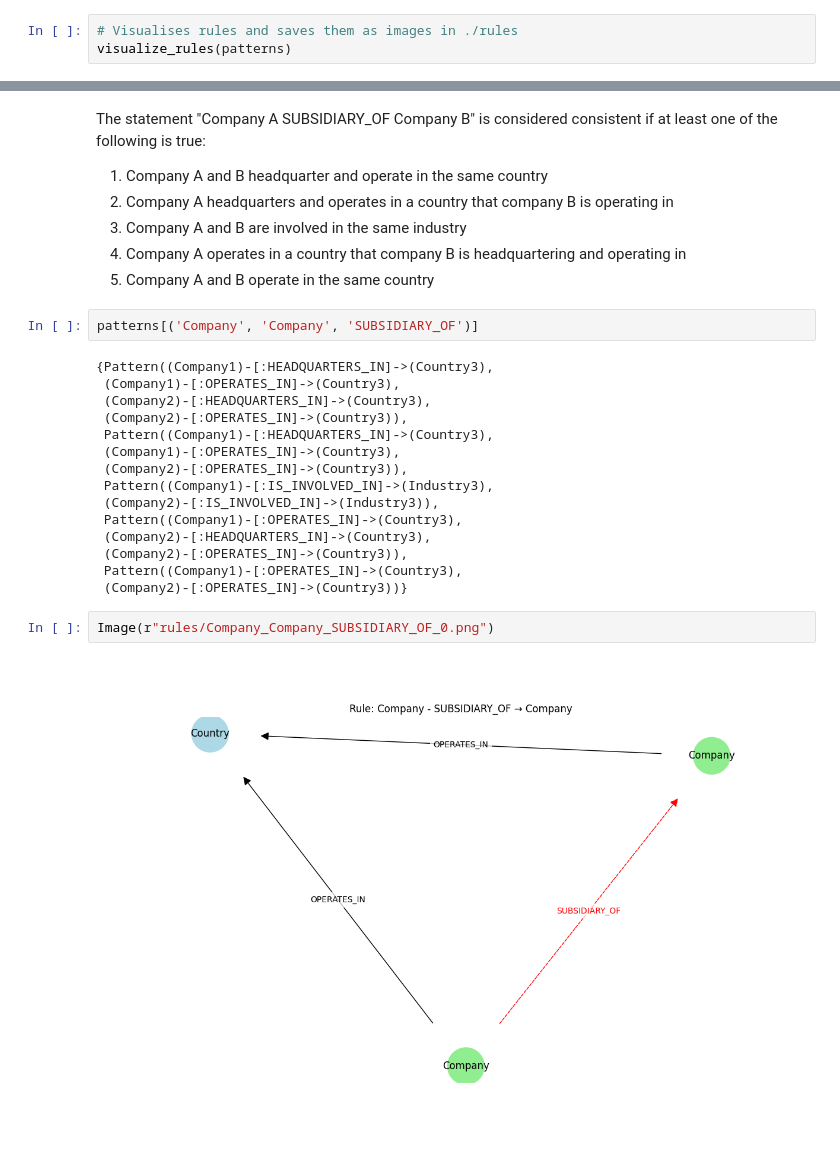
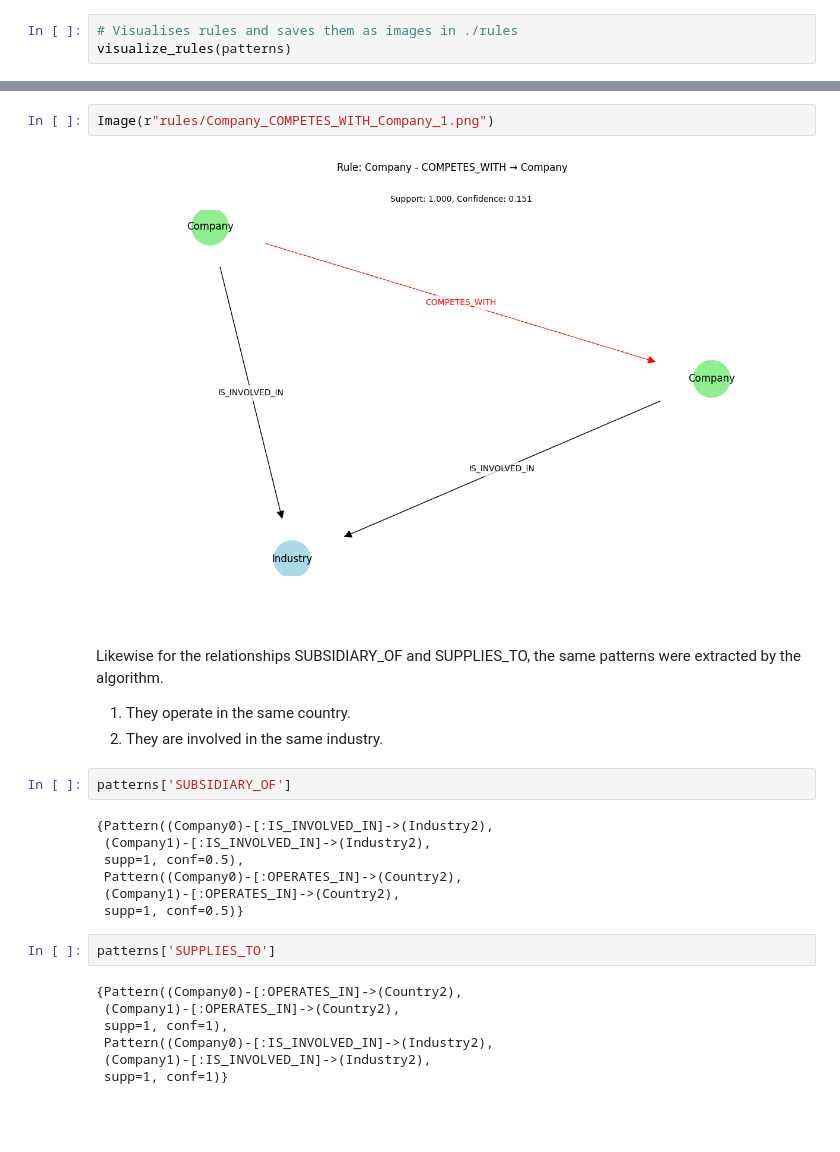
Before and after one commit to AY2425S1-DSA3101-Weeping-Wranglers/WW-AI-GK, a Jupyter notebook: kg_construction/graph_construction.ipynb, the cells around one changed output, grey strips where cells are left out. Drawn from its saved outputs; the diff is of its cells as text; blank space fills up the shorter version.

```diff
--- a/kg_construction/graph_construction.ipynb
+++ b/kg_construction/graph_construction.ipynb
@@ -881,28 +902,26 @@ Image(r"rules/Company_Company_COMPETES_WITH_3.png")
-# %% [markdown]
-The statement "Company A SUBSIDIARY_OF Company B" is considered consistent if at least one of the following is true:
-1. Company A and B headquarter and operate in the same country
-2. Company A headquarters and operates in a country that company B is operating in
-3. Company A and B are involved in the same industry
-4. Company A operates in a country that company B is headquartering and operating in
-5. Company A and B operate in the same country
+# %%
+Image(r"rules/Company_COMPETES_WITH_Company_1.png")
+# %% [output]
+[figure, added]
+# %% [markdown]
+Likewise for the relationships SUBSIDIARY_OF and SUPPLIES_TO, the same patterns were extracted by the algorithm.
+1. They operate in the same country.
+2. They are involved in the same industry.
 # %%
-patterns[('Company', 'Company', 'SUBSIDIARY_OF')]
+patterns['SUBSIDIARY_OF']
 # %% [output]
-{Pattern((Company1)-[:HEADQUARTERS_IN]->(Country3),
- (Company1)-[:OPERATES_IN]->(Country3),
- (Company2)-[:HEADQUARTERS_IN]->(Country3),
- (Company2)-[:OPERATES_IN]->(Country3)),
- Pattern((Company1)-[:HEADQUARTERS_IN]->(Country3),
- (Company1)-[:OPERATES_IN]->(Country3),
- (Company2)-[:OPERATES_IN]->(Country3)),
- Pattern((Company1)-[:IS_INVOLVED_IN]->(Industry3),
- (Company2)-[:IS_INVOLVED_IN]->(Industry3)),
- Pattern((Company1)-[:OPERATES_IN]->(Country3),
- (Company2)-[:HEADQUARTERS_IN]->(Country3),
- (Company2)-[:OPERATES_IN]->(Country3)),
- Pattern((Company1)-[:OPERATES_IN]->(Country3),
- (Company2)-[:OPERATES_IN]->(Country3))}
+{Pattern((Company0)-[:IS_INVOLVED_IN]->(Industry2),
+ (Company1)-[:IS_INVOLVED_IN]->(Industry2),
+ supp=1, conf=0.5),
+ Pattern((Company0)-[:OPERATES_IN]->(Country2),
+ (Company1)-[:OPERATES_IN]->(Country2),
+ supp=1, conf=0.5)}
-# %%
-Image(r"rules/Company_Company_SUBSIDIARY_OF_0.png")
-# %% [output]
-[figure, removed]
+# %%
+patterns['SUPPLIES_TO']
+# %% [output]
+{Pattern((Company0)-[:OPERATES_IN]->(Country2),
+ (Company1)-[:OPERATES_IN]->(Country2),
+ supp=1, conf=1),
+ Pattern((Company0)-[:IS_INVOLVED_IN]->(Industry2),
+ (Company1)-[:IS_INVOLVED_IN]->(Industry2),
+ supp=1, conf=1)}
```
Also changed, not shown: parts of 16 cells of this notebook, 6 other files.
